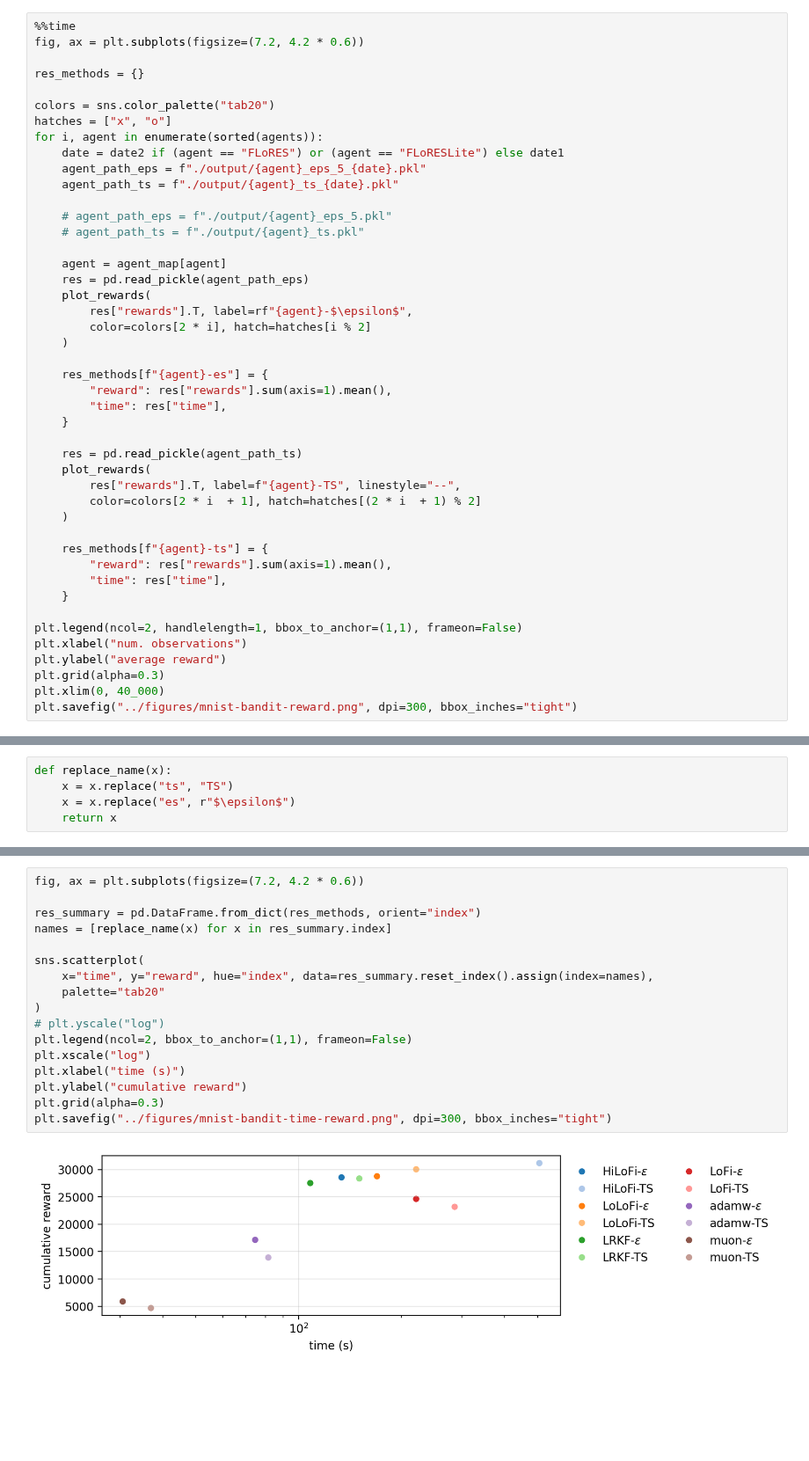
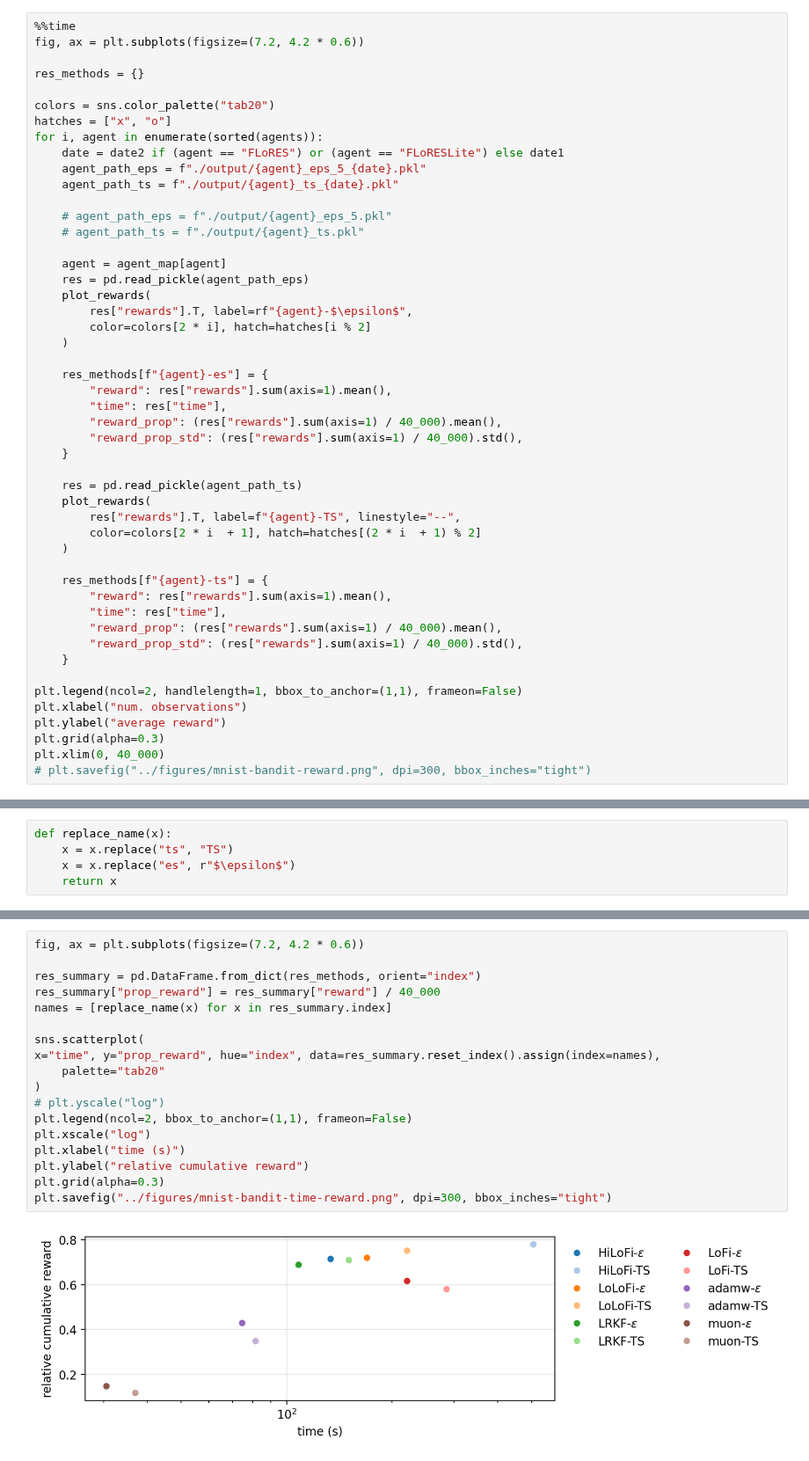
Before and after one commit to gerdm/low-rank-last-layer-inference, a Jupyter notebook: experiments/mnist-bandit-analysis.ipynb, the cells around one changed output, grey strips where cells are left out. Shown at 88% size. Drawn from its saved outputs; the diff is of its cells as text; blank space fills up the shorter version.

```diff
--- a/experiments/mnist-bandit-analysis.ipynb
+++ b/experiments/mnist-bandit-analysis.ipynb
@@ -69,6 +69,8 @@ for i, agent in enumerate(sorted(agents)):
     res_methods[f"{agent}-es"] = {
         "reward": res["rewards"].sum(axis=1).mean(),
         "time": res["time"],
+        "reward_prop": (res["rewards"].sum(axis=1) / 40_000).mean(),
+        "reward_prop_std": (res["rewards"].sum(axis=1) / 40_000).std(),
     }
 
     res = pd.read_pickle(agent_path_ts)
@@ -80,6 +82,8 @@ for i, agent in enumerate(sorted(agents)):
     res_methods[f"{agent}-ts"] = {
         "reward": res["rewards"].sum(axis=1).mean(),
         "time": res["time"],
+        "reward_prop": (res["rewards"].sum(axis=1) / 40_000).mean(),
+        "reward_prop_std": (res["rewards"].sum(axis=1) / 40_000).std(),
     }
 
 plt.legend(ncol=2, handlelength=1, bbox_to_anchor=(1,1), frameon=False)
@@ -87,5 +91,5 @@ plt.xlabel("num. observations")
 plt.ylabel("average reward")
 plt.grid(alpha=0.3)
 plt.xlim(0, 40_000)
-plt.savefig("../figures/mnist-bandit-reward.png", dpi=300, bbox_inches="tight")
+# plt.savefig("../figures/mnist-bandit-reward.png", dpi=300, bbox_inches="tight")
 # %% [output]
@@ -100,19 +130,20 @@ def replace_name(x):
 # %%
 fig, ax = plt.subplots(figsize=(7.2, 4.2 * 0.6))
 
 res_summary = pd.DataFrame.from_dict(res_methods, orient="index")
+res_summary["prop_reward"] = res_summary["reward"] / 40_000
 names = [replace_name(x) for x in res_summary.index]
 
 sns.scatterplot(
-    x="time", y="reward", hue="index", data=res_summary.reset_index().assign(index=names),
+x="time", y="prop_reward", hue="index", data=res_summary.reset_index().assign(index=names),
     palette="tab20"
 )
 # plt.yscale("log")
 plt.legend(ncol=2, bbox_to_anchor=(1,1), frameon=False)
 plt.xscale("log")
 plt.xlabel("time (s)")
-plt.ylabel("cumulative reward")
+plt.ylabel("relative cumulative reward")
 plt.grid(alpha=0.3)
 plt.savefig("../figures/mnist-bandit-time-reward.png", dpi=300, bbox_inches="tight")
 # %% [output]
-[figure, old version]
+[figure, new version]
```
Also changed, not shown: parts of 3 cells of this notebook, 4 other files.
